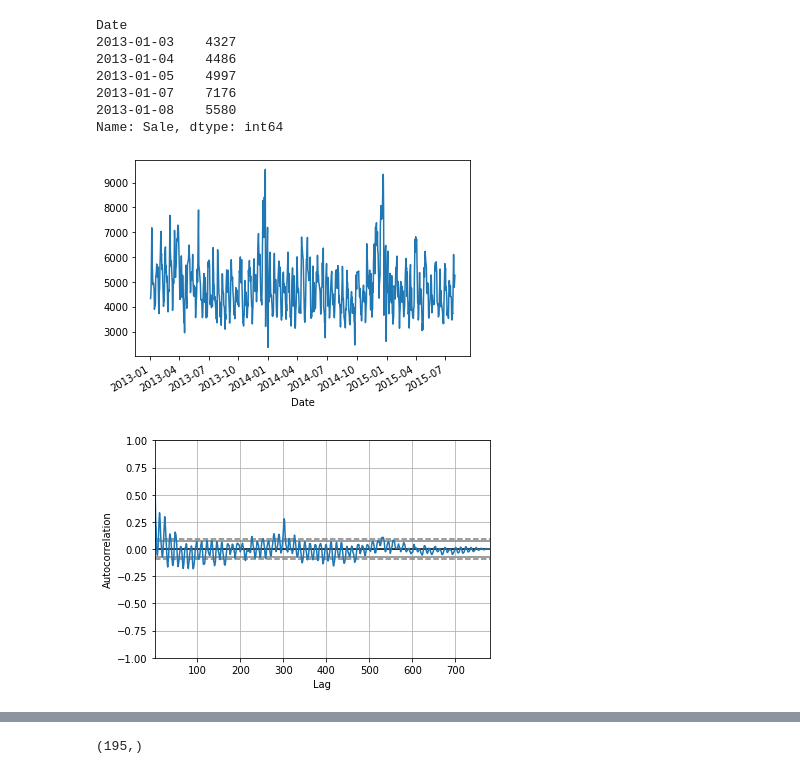
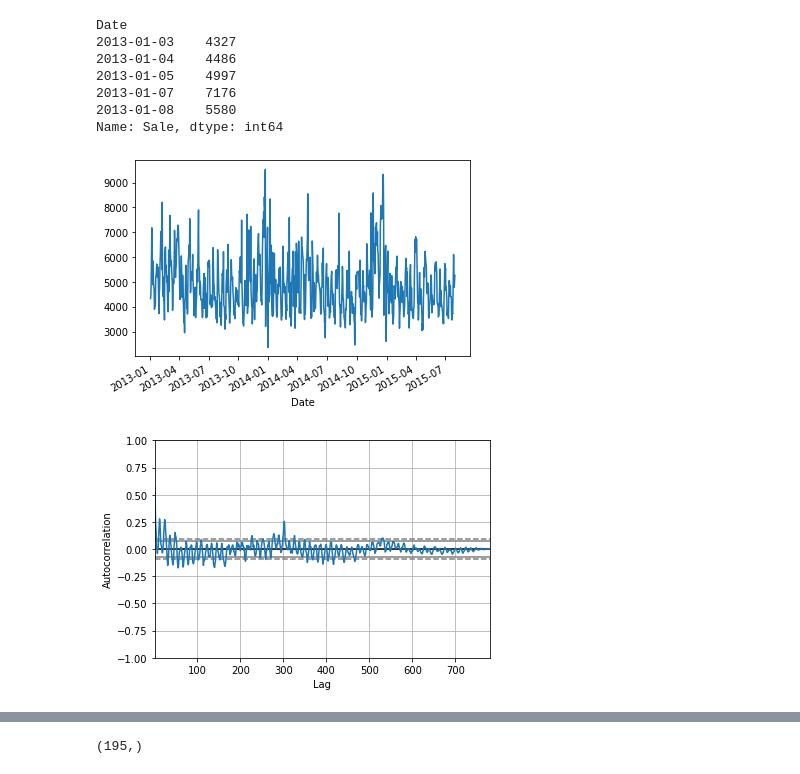
Before and after one commit to gpreet-singh/betasci, a Jupyter notebook: BetaArima.ipynb, the cells around one changed output, grey strips where cells are left out. Cells and saved outputs as stored; diff of their text form; code cells hidden in the pictures.

```diff
--- a/BetaArima.ipynb
+++ b/BetaArima.ipynb
@@ -4,38 +4,38 @@
 # %%
 import os
 import numpy as np
 from pandas import read_csv, DataFrame
 from pandas import datetime
 from matplotlib import pyplot
 from pandas.plotting import autocorrelation_plot
 from matplotlib import pyplot
 from sklearn.metrics import mean_squared_error
 from statsmodels.tsa.arima.model import ARIMA
 
 def parser(x):
 	return datetime.strptime(x, '%d/%m/%Y')
 
-file = "C:/Users/gurpr/Videos/BetaSci/Rossmann_Store1_Data_FULL.csv"
+file = "C:/Users/gurpr/Videos/BetaSci/Rossmann_Store1Noise50_1000-1500.csv"
 pwd = os.getcwd()
 os.chdir(os.path.dirname(file))
 df = read_csv(os.path.basename(file), header=0, parse_dates=[0], index_col=0, squeeze=True, date_parser=parser)
 print(df.head())
 df.plot()
 pyplot.show()
 # %% [output]
 Date
 2013-01-03    4327
 2013-01-04    4486
 2013-01-05    4997
 2013-01-07    7176
 2013-01-08    5580
 Name: Sale, dtype: int64
-[figure, old version]
+[figure, new version]
 # %%
 autocorrelation_plot(df)
 pyplot.show()
 # %% [output]
-[figure, old version]
+[figure, new version]
 # %%
 # fit model
 model = ARIMA(df, order=(5,1,0))
```
Also changed, not shown: parts of 3 cells of this notebook, 15 other files.
